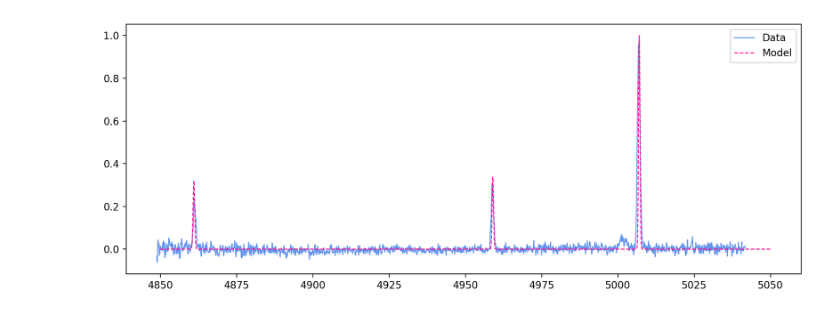
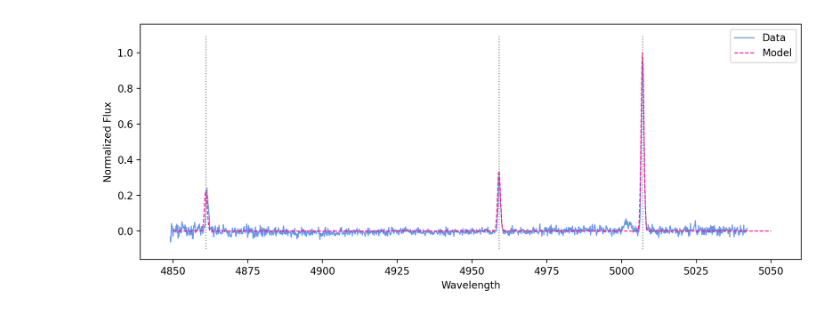
Before and after one commit to callumbloor/snr_stuff, a Jupyter notebook: linemodel.ipynb, the cells around one changed output. Cells and saved outputs as stored; diff of their text form; code cells hidden in the pictures.

```diff
--- a/linemodel.ipynb
+++ b/linemodel.ipynb
@@ -37,0 +116,5 @@ def getgauss(wl, wl0, sigma, flux):
+# %%
+c = 3e5  # km/s
+lambda0 = 5007.0  # Angstrom, rest wavelength
+
+lambda_obs = lambda0 * (1.0 + v_near / c)
@@ -43,7 +208,6 @@ def getspectrum(wl, T, ne, lines, vel):
     wl = np.asarray(wl)
 
     spectrum = np.zeros_like(wl)
-    components = []
     info = []
 
     vel = vel * 1e5 # converting to cm/s
@@ -58,6 +222,8 @@ def getspectrum(wl, T, ne, lines, vel):
         F = getflux(ion, lam0, T, ne, ni= ni)
 
         thermal = broaden(lam0, T, mass)
+
+        # broadening from bulk motion
         doppler = lam0 * (vel / c)
 
         sigma = np.sqrt(thermal**2 + doppler**2)
@@ -65,8 +231,6 @@ def getspectrum(wl, T, ne, lines, vel):
         prof, amp = getgauss(wl, lam0, sigma, F)
 
         spectrum += prof
-        components.append(prof)
-
         info.append({
             'wl': lam0,
             'flux': F,
@@ -75,16 +239,13 @@ def getspectrum(wl, T, ne, lines, vel):
         })
 
     spectrum = np.array(spectrum)
-    components = np.array(components)
-
-    return spectrum, components, info
+    return spectrum, info
 # %%
-
 wl = np.linspace(4850, 5050, 5000)
 
-T = 2500
+T = 2600
 ne = 30
-vel = 10
+vel = 20
 
 m_H = m_p
 m_O = 16 * m_p
@@ -94,7 +255,7 @@ lines = [
     {'ion': O3,  'wl': 4959, 'mass': m_O},
     {'ion': O3,  'wl': 5007, 'mass': m_O}]
 
-spec, comps, info = getspectrum(wl, T, ne, lines, vel)
+spec, info = getspectrum(wl, T, ne, lines, vel)
 # %%
 hdul = fits.open('data/smc_snr/b0885.norm.dc.fits')
 flux = hdul[0].data
@@ -105,20 +266,19 @@ if 'CD1_1' in hdr:
 else:
     wave = hdr['CRVAL1'] + hdr['CDELT1'] * (np.arange(hdr['NAXIS1']) - hdr['CRPIX1'] + 1)
 # %%
+z = (5010 - 5007) / 5007 # our data has offset, correcting for that
+
 plt.figure(figsize=(10,4))
-z = 0.00065
 
-plt.plot(wave / (1 + z), (flux[0] - np.median(flux[0])) / np.max(flux[0]), label="Data", lw = 1, color = 'cornflowerblue')
+#plt.plot(wave, (flux[0] - np.median(flux[0])) / np.max(flux[0]), label='Data', lw = 1, color = 'cornflowerblue')
 
+plt.plot(wave / (1 + z), (flux[0] - np.median(flux[0])) / np.max(flux[0]), label='Data', lw = 1, color = 'cornflowerblue')
 plt.plot(wl, spec/np.max(spec), label='Model', color = 'deeppink', ls = '--', lw = 1)
-# plt.plot(wl, spec, label='Model', color = 'deeppink', ls = '--', lw = 1)
+plt.vlines([4861, 4959, 5007], ymin=-0.1, ymax=1.1, color='gray', ls=':', lw=1)
 
-# for comp in comps:
-#     plt.plot(wave, comp, color="gold", alpha=0.7)  # individual Gaussians
-# plt.plot(wave, comps.sum(axis=0), "r--", label="Multi Gaussian Model")
 plt.legend()
-# plt.xlabel('Wavelength')
-# plt.ylabel('Flux')
+plt.xlabel('Wavelength')
+plt.ylabel('Normalized Flux')
 plt.tight_layout()
 # %% [output]
-[figure, old version]
+[figure, new version]
```
Also changed, not shown: parts of 7 cells of this notebook.
